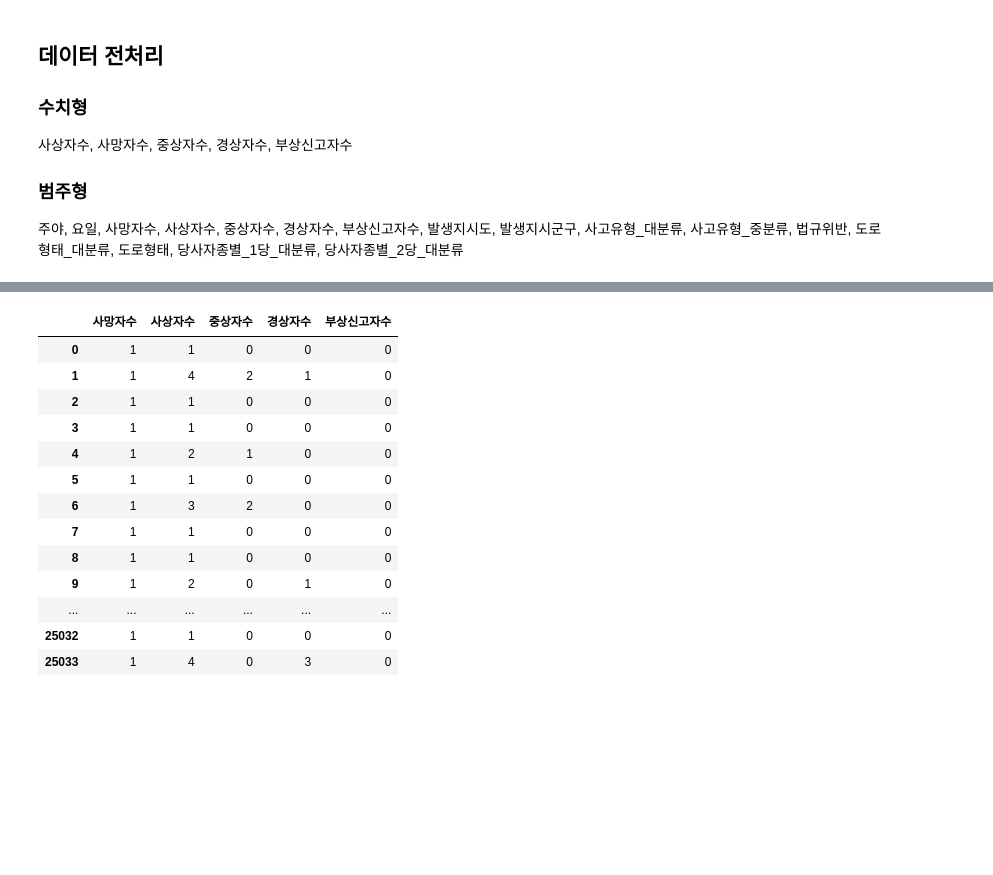
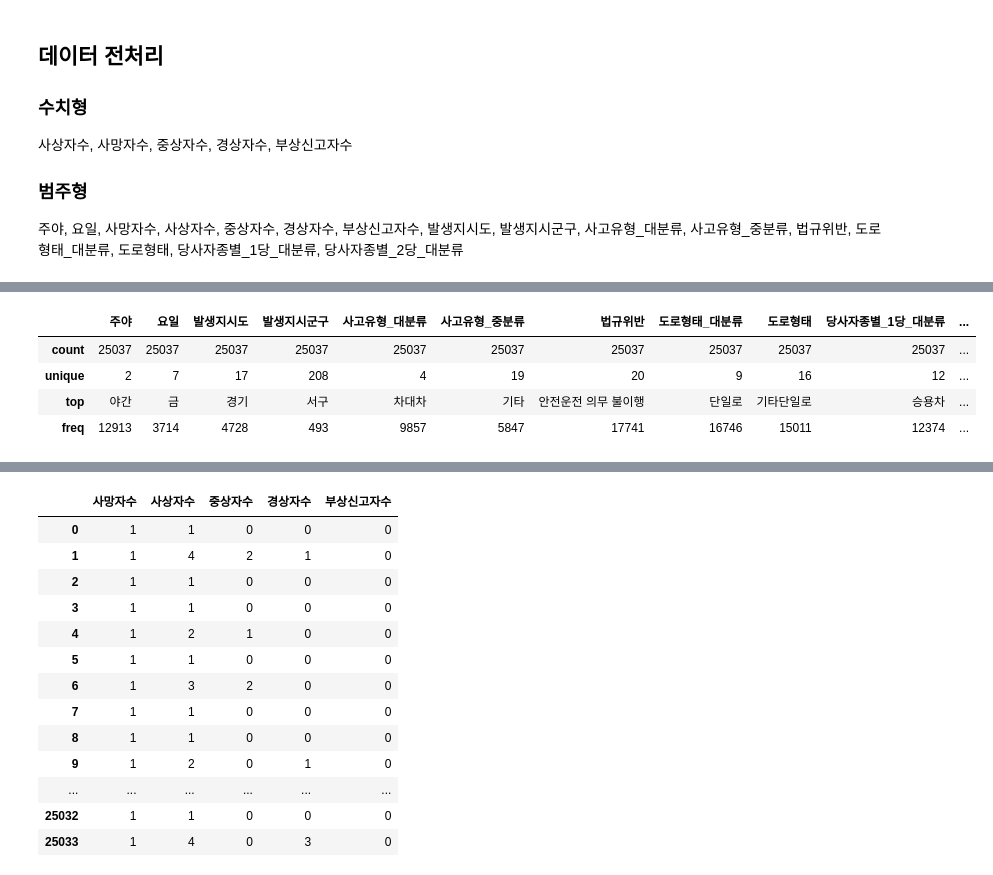
Before and after one commit to ChungminPark/samsung-ai-challenge-2018, a Jupyter notebook: Traffic_Accident.ipynb, the cells around one changed output, grey strips where cells are left out. Saved outputs shown, nothing was run; the diff lists cells and outputs as text; code cells hidden in the pictures; blank space fills up the shorter version.

```diff
--- a/Traffic_Accident.ipynb
+++ b/Traffic_Accident.ipynb
@@ -30,3 +45,11 @@ x_train_cat['당사자종별_2당_대분류'] = x_train_cat['당사자종별_2
+# %%
+x_train_cat.describe()
+# %% [output]
+|  | 주야 | 요일 | 발생지시도 | 발생지시군구 | 사고유형_대분류 | 사고유형_중분류 | 법규위반 | 도로형태_대분류 | 도로형태 | 당사자종별_1당_대분류 | ... |
+| count | 25037 | 25037 | 25037 | 25037 | 25037 | 25037 | 25037 | 25037 | 25037 | 25037 | ... |
+| unique | 2 | 7 | 17 | 208 | 4 | 19 | 20 | 9 | 16 | 12 | ... |
+| top | 야간 | 금 | 경기 | 서구 | 차대차 | 기타 | 안전운전 의무 불이행 | 단일로 | 기타단일로 | 승용차 | ... |
+| freq | 12913 | 3714 | 4728 | 493 | 9857 | 5847 | 17741 | 16746 | 15011 | 12374 | ... |
 # %%
 encoder = LabelEncoder()
 
```
Also changed, not shown: parts of 39 cells of this notebook, 1 other file.
